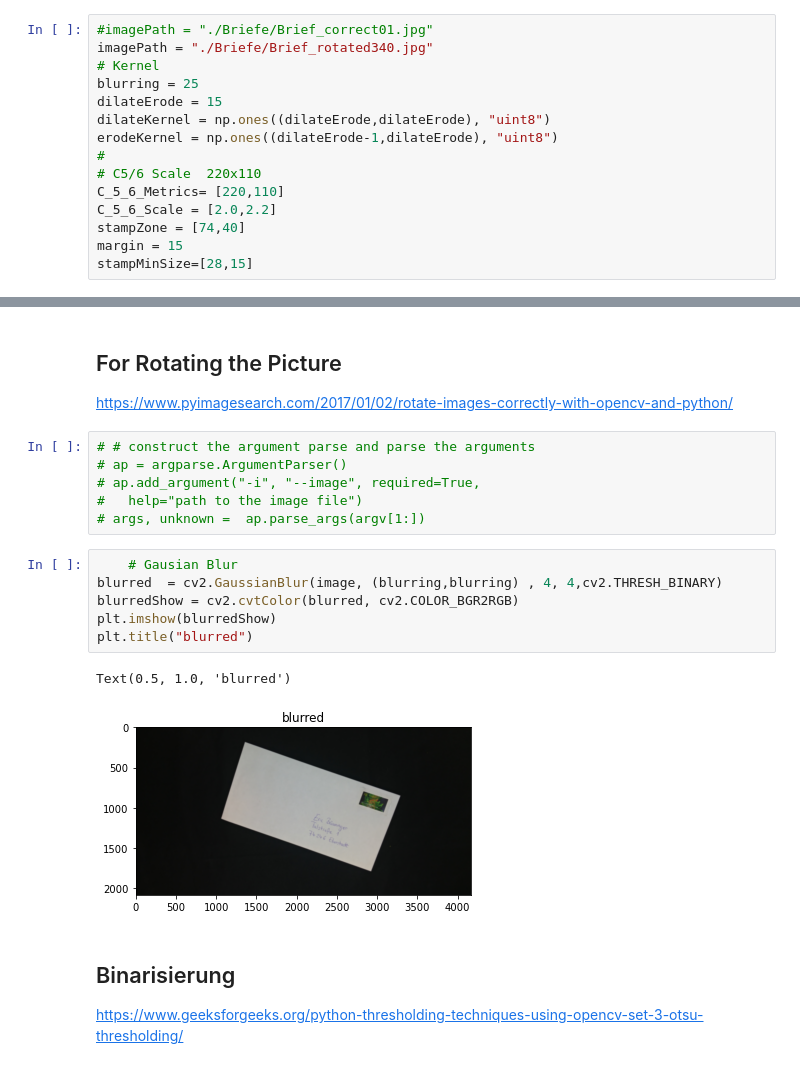
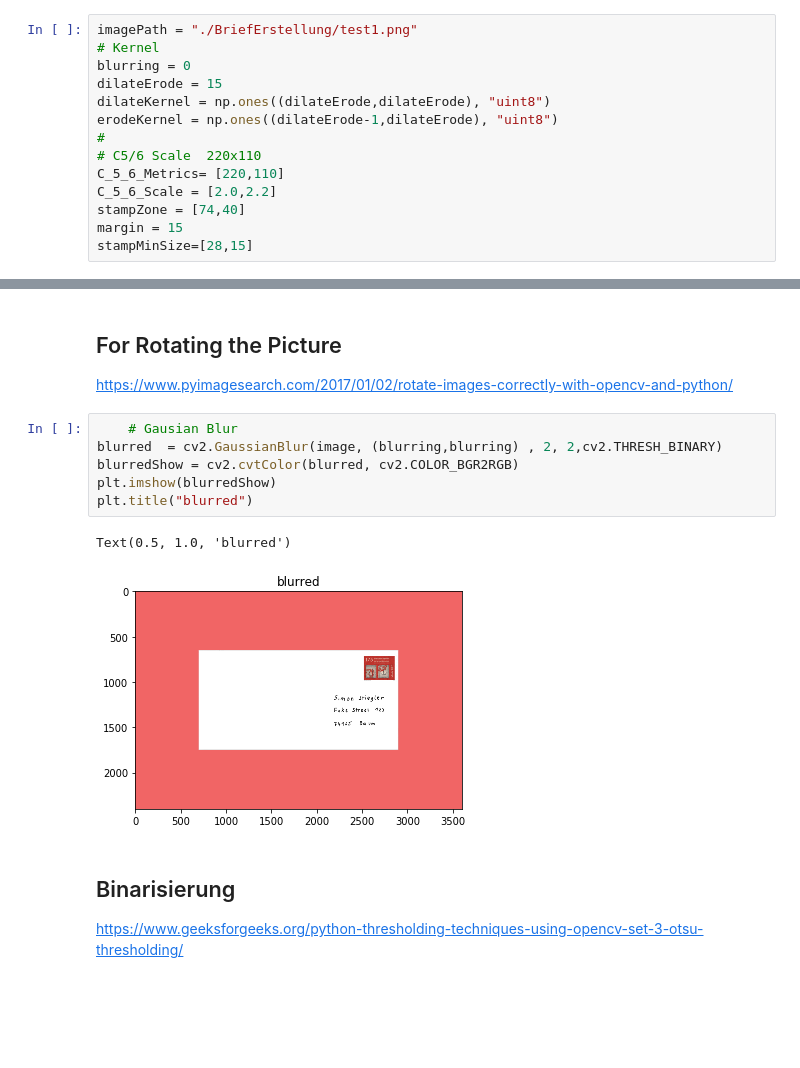
Before and after one commit to SimonStiegler/CRV_Postleitzahlerkennung, a Jupyter notebook: Programm.ipynb, the cells around one changed output, grey strips where cells are left out. Cells and saved outputs as stored; diff of their text form; blank space fills up the shorter version.

```diff
--- a/Programm.ipynb
+++ b/Programm.ipynb
@@ -82,10 +16,9 @@ print(get_town(27367))
 # %% [markdown]
 ## Parameters
 # %%
-#imagePath = "./Briefe/Brief_correct01.jpg"
-imagePath = "./Briefe/Brief_rotated340.jpg"
+imagePath = "./BriefErstellung/test1.png"
 # Kernel
-blurring = 25
+blurring = 0
 dilateErode = 15
 dilateKernel = np.ones((dilateErode,dilateErode), "uint8")
 erodeKernel = np.ones((dilateErode-1,dilateErode), "uint8")
@@ -116,21 +49,15 @@ Text(0.5, 1.0, 'Original')
 # %% [markdown]
 ## For Rotating the Picture
 https://www.pyimagesearch.com/2017/01/02/rotate-images-correctly-with-opencv-and-python/
-# %%
-# # construct the argument parse and parse the arguments
-# ap = argparse.ArgumentParser()
-# ap.add_argument("-i", "--image", required=True,
-# 	help="path to the image file")
-# args, unknown =  ap.parse_args(argv[1:])
 # %%
     # Gausian Blur
-blurred  = cv2.GaussianBlur(image, (blurring,blurring) , 4, 4,cv2.THRESH_BINARY)
+blurred  = cv2.GaussianBlur(image, (blurring,blurring) , 2, 2,cv2.THRESH_BINARY)
 blurredShow = cv2.cvtColor(blurred, cv2.COLOR_BGR2RGB)
 plt.imshow(blurredShow)
 plt.title("blurred")
 # %% [output]
 Text(0.5, 1.0, 'blurred')
-[figure, old version]
+[figure, new version]
 # %% [markdown]
 ## Binarisierung
 https://www.geeksforgeeks.org/python-thresholding-techniques-using-opencv-set-3-otsu-thresholding/
```
Also changed, not shown: parts of 43 cells of this notebook.
